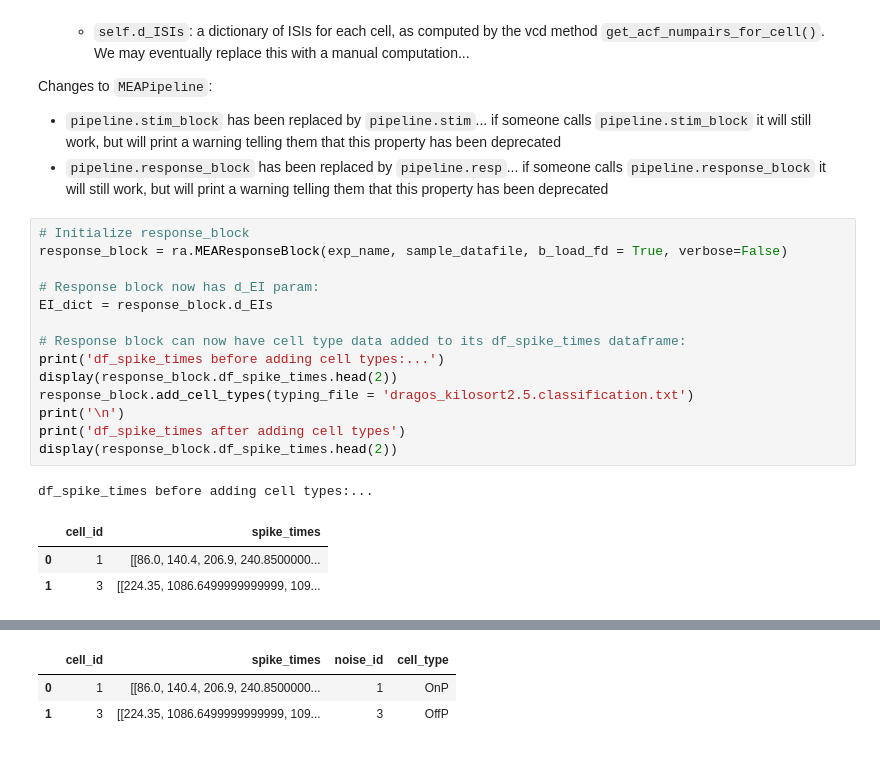
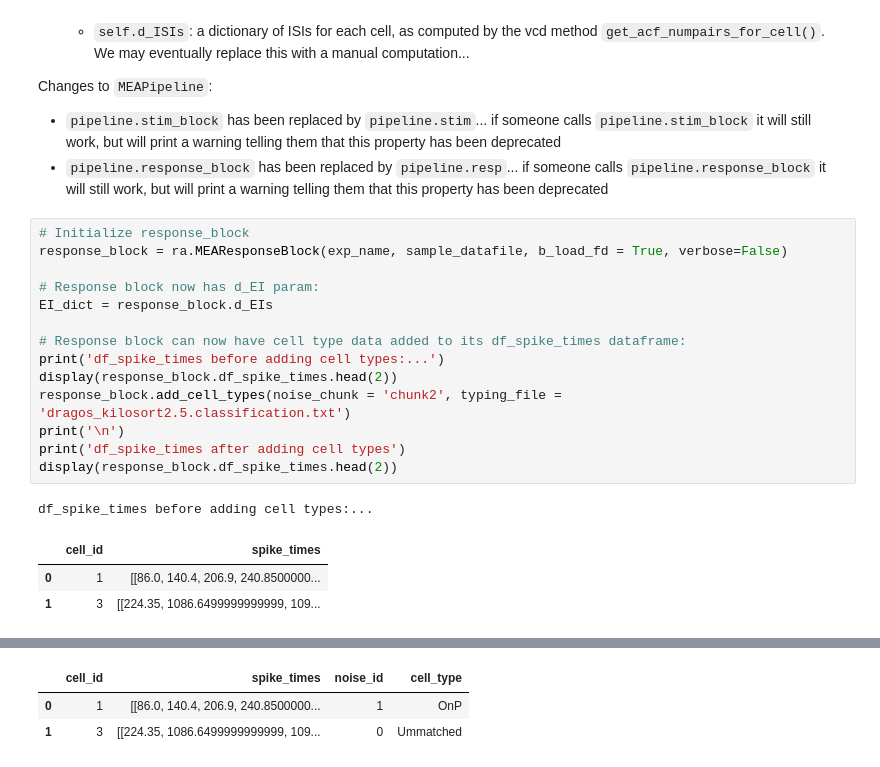
Before and after one commit to DRezeanu/retinanalysis, a Jupyter notebook: demos/4_stim_and_response_groups.ipynb, the cells around one changed output, grey strips where cells are left out. Cells and saved outputs as stored; diff of their text form.

Commit message:
Demo for stim and response group update

```diff
--- a/demos/4_stim_and_response_groups.ipynb
+++ b/demos/4_stim_and_response_groups.ipynb
@@ -46,7 +48,7 @@ EI_dict = response_block.d_EIs
 # Response block can now have cell type data added to its df_spike_times dataframe:
 print('df_spike_times before adding cell types:...')
 display(response_block.df_spike_times.head(2))
-response_block.add_cell_types(typing_file = 'dragos_kilosort2.5.classification.txt')
+response_block.add_cell_types(noise_chunk = 'chunk2', typing_file = 'dragos_kilosort2.5.classification.txt')
 print('\n')
 print('df_spike_times after adding cell types')
 display(response_block.df_spike_times.head(2))
@@ -59,9 +64,9 @@ WARNING: No ei for ref cell id 674, removing from chunk2 AnalysisChunk
 
 
 df_spike_times after adding cell types
 |  | cell_id | spike_times | noise_id | cell_type |
 | 0 | 1 | [[86.0, 140.4, 206.9, 240.8500000... | 1 | OnP |
-| 1 | 3 | [[224.35, 1086.6499999999999, 109... | 3 | OffP |
+| 1 | 3 | [[224.35, 1086.6499999999999, 109... | 0 | Ummatched |
 # %%
 # Initialize analysis chunk:
 analysis_chunk = ra.AnalysisChunk(exp_name, 'chunk2', verbose = False)
```
Also changed, not shown: parts of 13 cells of this notebook.
